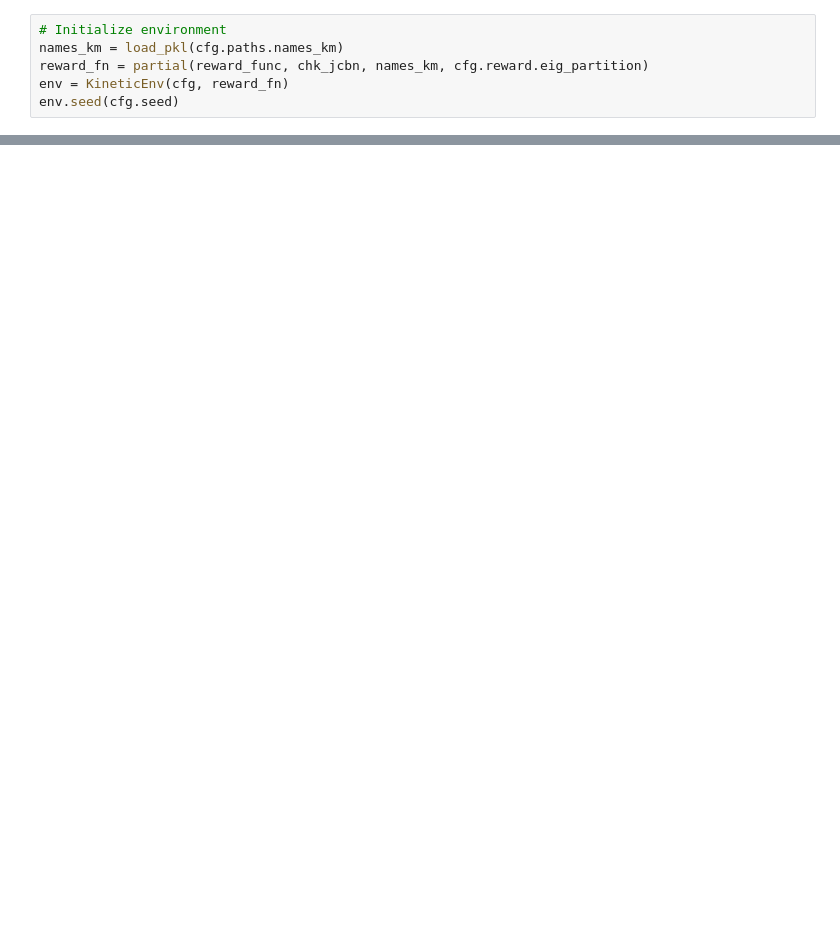
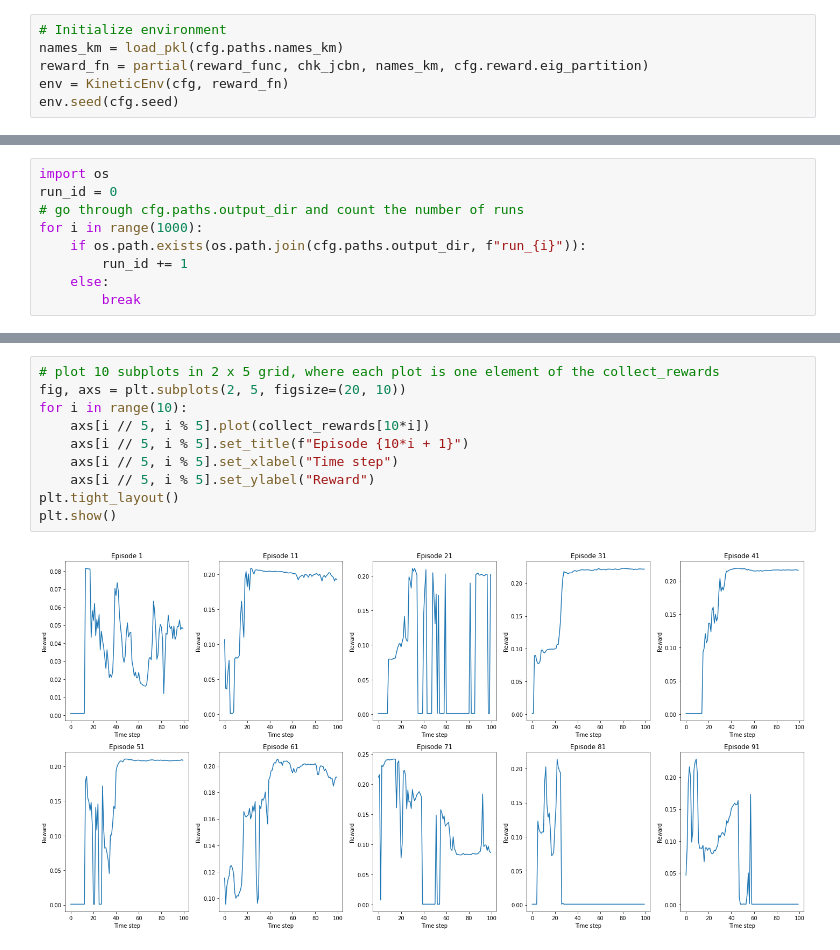
Before and after one commit to ludekcizinsky/rl-renaissance, a Jupyter notebook: train.ipynb, the cells around one changed output, grey strips where cells are left out. Drawn from its saved outputs; the diff is of its cells as text; blank space fills up the shorter version.

```diff
--- a/train.ipynb
+++ b/train.ipynb
@@ -67,0 +81,9 @@ np.save(cfg.paths.output_dir + 'lol.npy', [1, 2, 3])
+# %%
+import os
+run_id = 0
+# go through cfg.paths.output_dir and count the number of runs
+for i in range(1000):
+    if os.path.exists(os.path.join(cfg.paths.output_dir, f"run_{i}")):
+        run_id += 1
+    else:
+        break
@@ -84,0 +179,12 @@ for episode in range(cfg.training.num_episodes):
+# %%
+# plot 10 subplots in 2 x 5 grid, where each plot is one element of the collect_rewards
+fig, axs = plt.subplots(2, 5, figsize=(20, 10))
+for i in range(10):
+    axs[i // 5, i % 5].plot(collect_rewards[10*i])
+    axs[i // 5, i % 5].set_title(f"Episode {10*i + 1}")
+    axs[i // 5, i % 5].set_xlabel("Time step")
+    axs[i // 5, i % 5].set_ylabel("Reward")
+plt.tight_layout()
+plt.show()
+# %% [output]
+[figure, added]
```
Also changed, not shown: parts of 10 cells of this notebook, 11 other files.
